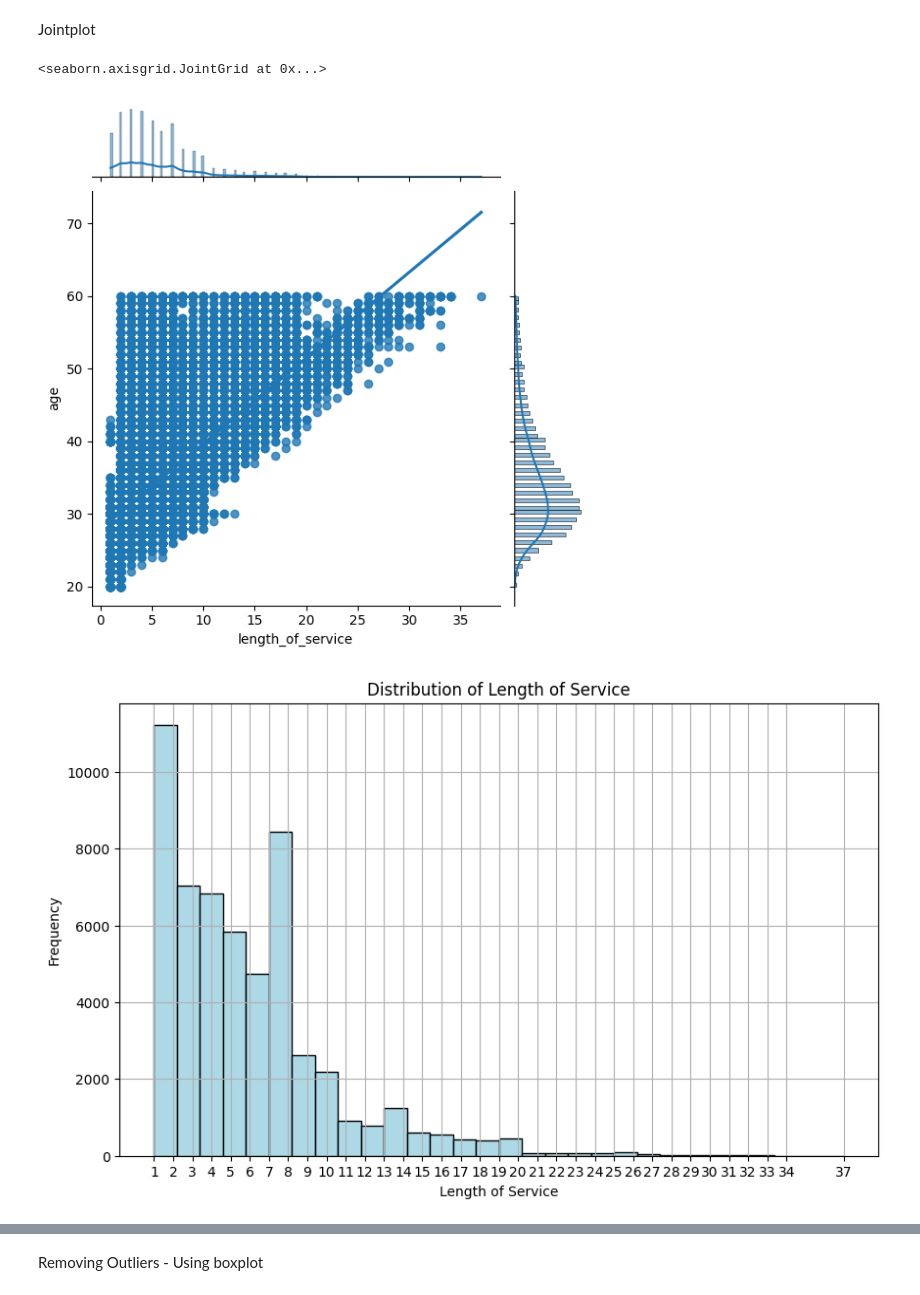
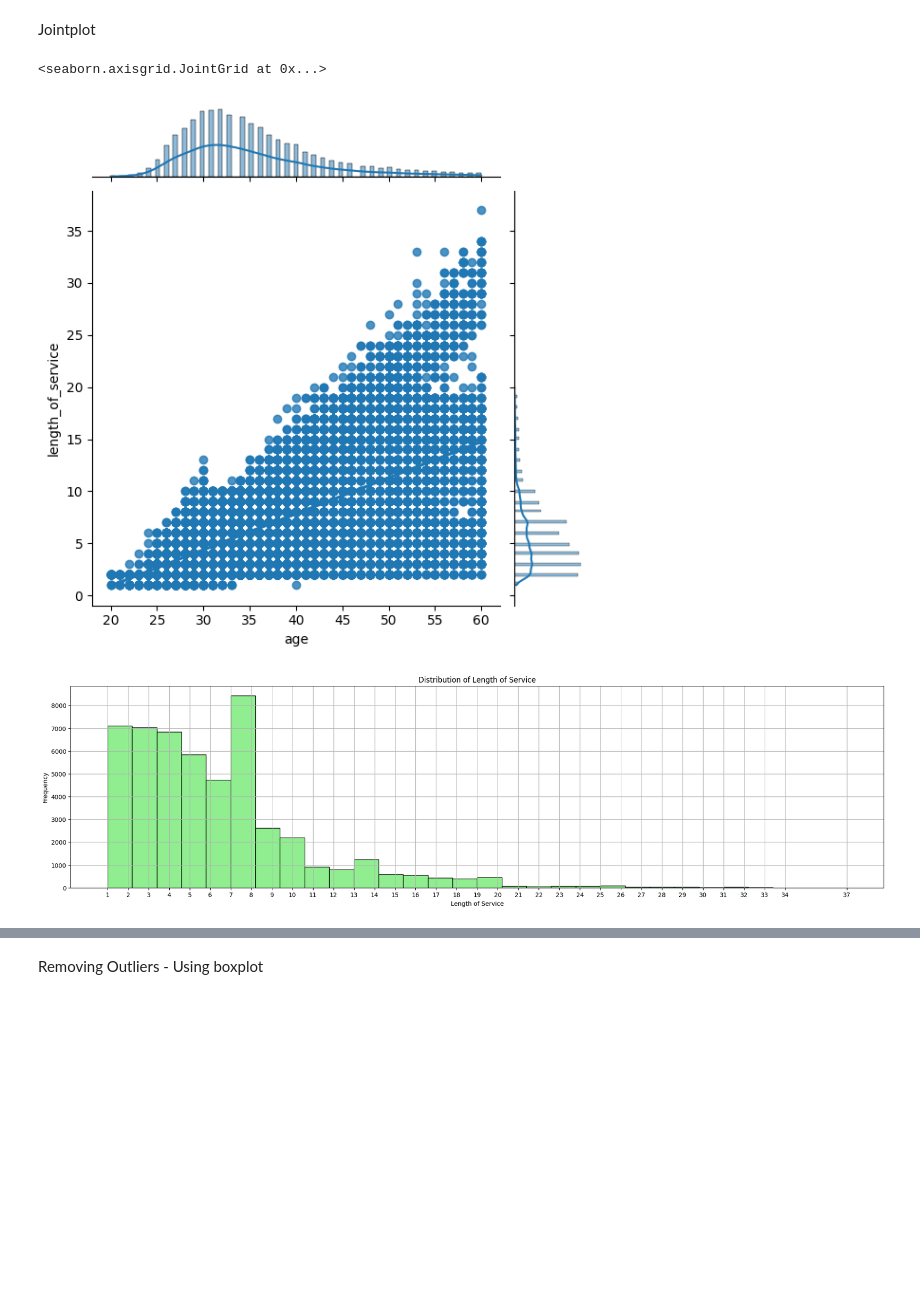
Before and after one commit to sandana-s/HR-Classification, a Jupyter notebook: HR_CLASSIFICATION.ipynb, the cells around one changed output, grey strips where cells are left out. Cells and saved outputs as stored; diff of their text form; code cells hidden in the pictures; blank space fills up the shorter version.

```diff
--- a/HR_CLASSIFICATION.ipynb
+++ b/HR_CLASSIFICATION.ipynb
@@ -101,7 +101,7 @@ is_promoted                0
 dtype: int64
 # %%
 df['education']=df['education'].fillna('unknown')
-df['previous_year_rating']=df['previous_year_rating'].fillna(0.0)
+df=df.dropna()
 # %%
 
 df.isna().sum()
@@ -266,22 +277,22 @@ sns.countplot(x='department',data=df,hue='education',palette='dark:yellow')
 # %% [markdown]
 Jointplot
 # %%
-sns.jointplot(x='length_of_service',y='age',data=df,kind='reg')
+sns.jointplot(x='age',y='length_of_service',data=df,kind='reg')
 # %% [output]
 <seaborn.axisgrid.JointGrid at 0x...>
-[figure, old version]
+[figure, new version]
 # %%
 length_of_service = df['length_of_service']
 
-plt.figure(figsize=(10, 6))
-plt.hist(length_of_service, bins=30, color='lightblue', edgecolor='black')
+plt.figure(figsize=(24, 6))
+plt.hist(length_of_service, bins=30, color='lightgreen', edgecolor='black')
 plt.title('Distribution of Length of Service')
 plt.xlabel('Length of Service')
 plt.ylabel('Frequency')
 plt.xticks(length_of_service.unique())
 plt.grid(True)
 plt.show()
 # %% [output]
-[figure, old version]
+[figure, new version]
 # %%
 plt.subplots(figsize=(15,5))
```
Also changed, not shown: parts of 48 cells of this notebook.
